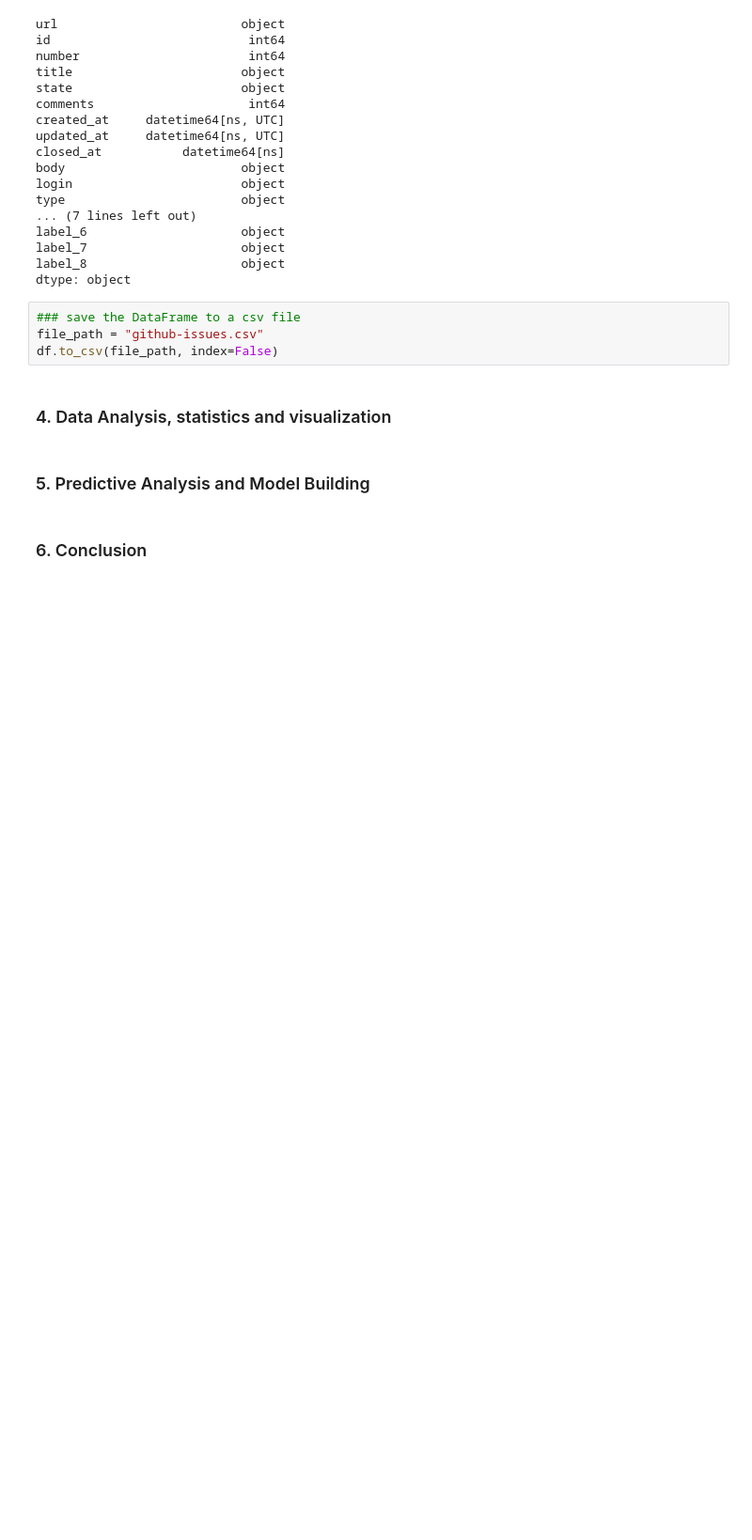
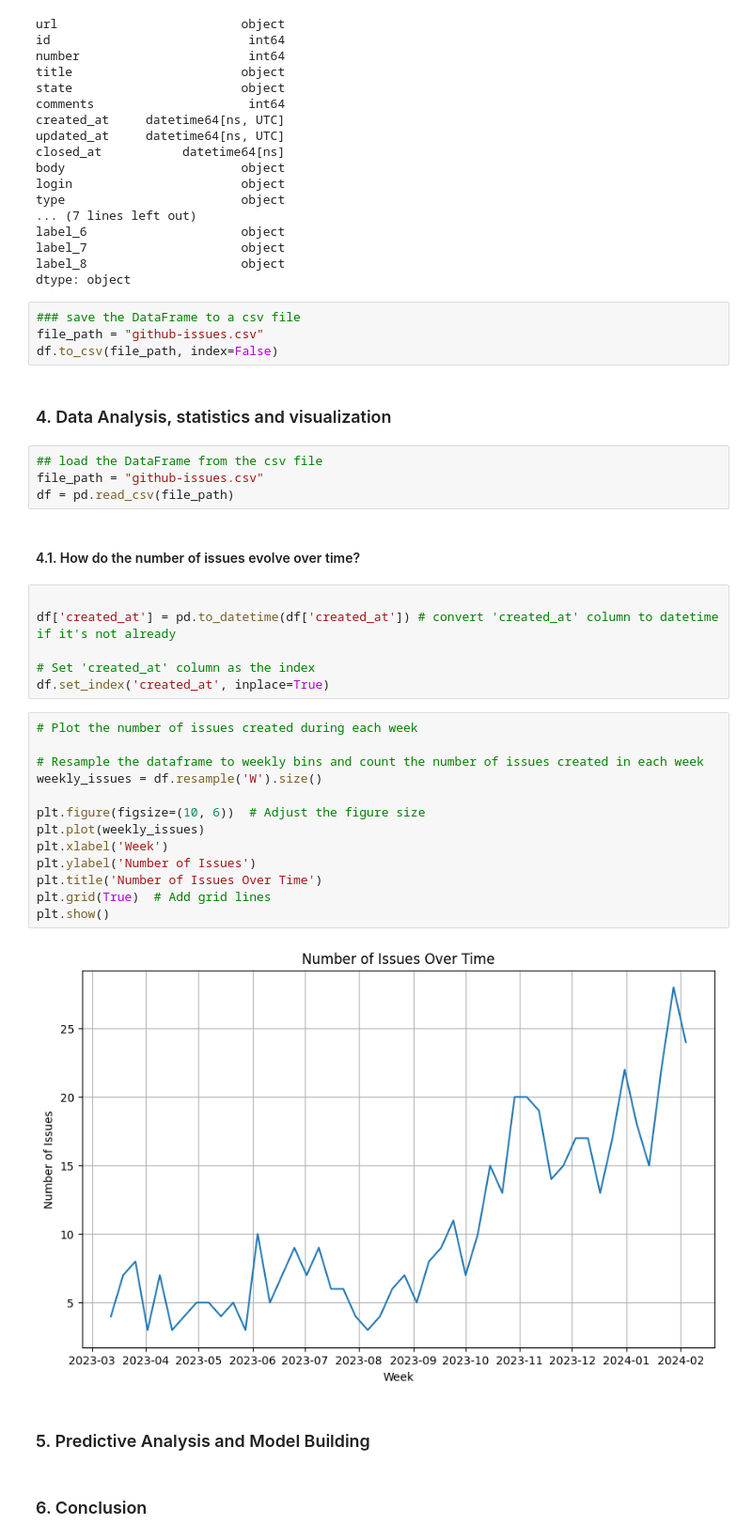
Before and after one commit to saeedahmadicp/rails_issues_analysis, a Jupyter notebook: rails_issues_analysis.ipynb, the cells around one changed output. Shown at 94% size. Saved outputs shown, nothing was run; the diff lists cells and outputs as text; blank space fills up the shorter version.

Commit message:
address the first question (change of issues over time)

```diff
--- a/rails_issues_analysis.ipynb
+++ b/rails_issues_analysis.ipynb
@@ -200,6 +201,33 @@ file_path = "github-issues.csv"
 df.to_csv(file_path, index=False)
 # %% [markdown]
 ### 4. Data Analysis, statistics and visualization
+# %%
+## load the DataFrame from the csv file
+file_path = "github-issues.csv"
+df = pd.read_csv(file_path)
+# %% [markdown]
+#### 4.1. How do the number of issues evolve over time?
+# %%
+
+df['created_at'] = pd.to_datetime(df['created_at']) # convert 'created_at' column to datetime if it's not already
+
+# Set 'created_at' column as the index
+df.set_index('created_at', inplace=True)
+# %%
+# Plot the number of issues created during each week
+
+# Resample the dataframe to weekly bins and count the number of issues created in each week
+weekly_issues = df.resample('W').size()
+
+plt.figure(figsize=(10, 6))  # Adjust the figure size
+plt.plot(weekly_issues)
+plt.xlabel('Week')
+plt.ylabel('Number of Issues')
+plt.title('Number of Issues Over Time')
+plt.grid(True)  # Add grid lines
+plt.show()
+# %% [output]
+[figure, added]
 # %% [markdown]
 ### 5. Predictive Analysis and Model Building
 # %% [markdown]
```
Also changed, not shown: parts of 1 cell of this notebook.
